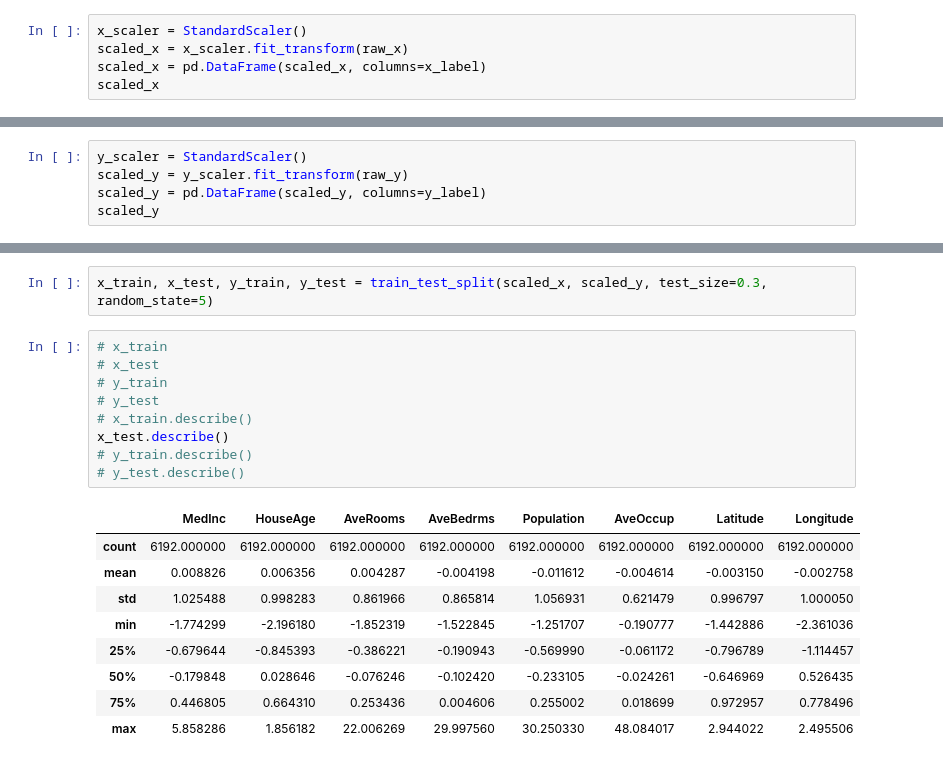
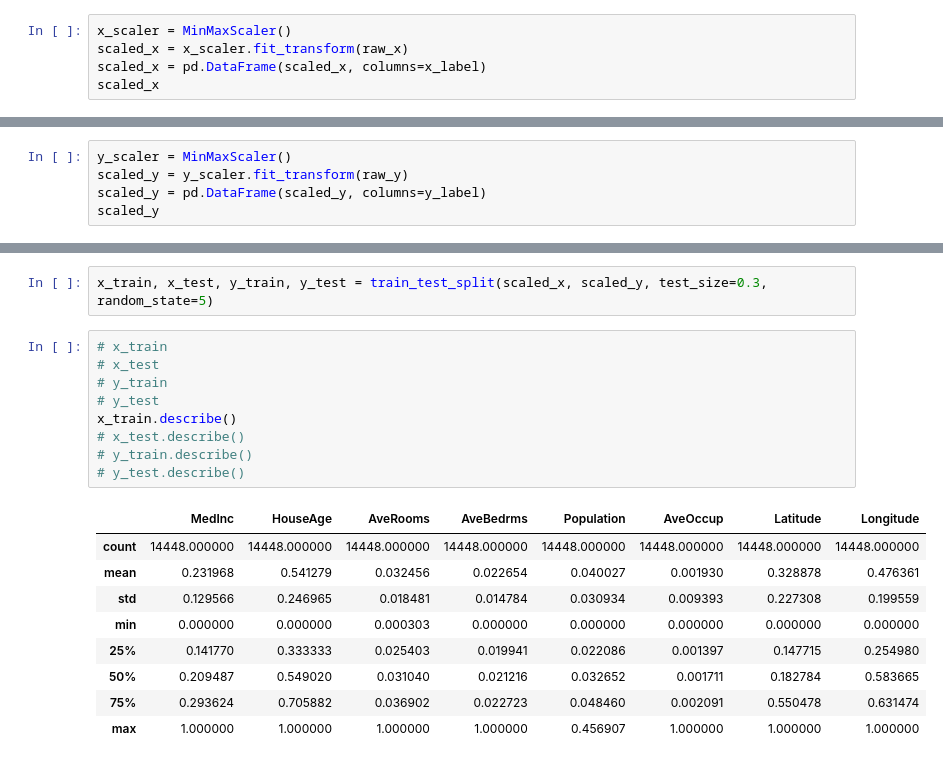
Before and after one commit to 6ixthmonth/lecture_materials, a Jupyter notebook: AI/Deep Learning(w. Keras)/Handouts/california_housing.ipynb, the cells around one changed output, grey strips where cells are left out. Cells and saved outputs as stored; diff of their text form.

```diff
--- a/AI/Deep Learning(w. Keras)/Handouts/california_housing.ipynb
+++ b/AI/Deep Learning(w. Keras)/Handouts/california_housing.ipynb
@@ -90,7 +109,7 @@ raw_y.plot.box()
 <AxesSubplot:>
 [figure]
 # %%
-x_scaler = StandardScaler()
+x_scaler = MinMaxScaler()
 scaled_x = x_scaler.fit_transform(raw_x)
 scaled_x = pd.DataFrame(scaled_x, columns=x_label)
 scaled_x
@@ -123,5 +142,5 @@ scaled_x.describe()
 # %%
-y_scaler = StandardScaler()
+y_scaler = MinMaxScaler()
 scaled_y = y_scaler.fit_transform(raw_y)
 scaled_y = pd.DataFrame(scaled_y, columns=y_label)
 scaled_y
@@ -167,19 +185,19 @@ x_train, x_test, y_train, y_test = train_test_split(scaled_x, scaled_y, test_siz
 # %%
 # x_train
 # x_test
 # y_train
 # y_test
-# x_train.describe()
-x_test.describe()
+x_train.describe()
+# x_test.describe()
 # y_train.describe()
 # y_test.describe()
 # %% [output]
 |  | MedInc | HouseAge | AveRooms | AveBedrms | Population | AveOccup | Latitude | Longitude |
-| count | 6192.000000 | 6192.000000 | 6192.000000 | 6192.000000 | 6192.000000 | 6192.000000 | 6192.000000 | 6192.000000 |
-| mean | 0.008826 | 0.006356 | 0.004287 | -0.004198 | -0.011612 | -0.004614 | -0.003150 | -0.002758 |
-| std | 1.025488 | 0.998283 | 0.861966 | 0.865814 | 1.056931 | 0.621479 | 0.996797 | 1.000050 |
-| min | -1.774299 | -2.196180 | -1.852319 | -1.522845 | -1.251707 | -0.190777 | -1.442886 | -2.361036 |
-| 25% | -0.679644 | -0.845393 | -0.386221 | -0.190943 | -0.569990 | -0.061172 | -0.796789 | -1.114457 |
-| 50% | -0.179848 | 0.028646 | -0.076246 | -0.102420 | -0.233105 | -0.024261 | -0.646969 | 0.526435 |
-| 75% | 0.446805 | 0.664310 | 0.253436 | 0.004606 | 0.255002 | 0.018699 | 0.972957 | 0.778496 |
-| max | 5.858286 | 1.856182 | 22.006269 | 29.997560 | 30.250330 | 48.084017 | 2.944022 | 2.495506 |
+| count | 14448.000000 | 14448.000000 | 14448.000000 | 14448.000000 | 14448.000000 | 14448.000000 | 14448.000000 | 14448.000000 |
+| mean | 0.231968 | 0.541279 | 0.032456 | 0.022654 | 0.040027 | 0.001930 | 0.328878 | 0.476361 |
+| std | 0.129566 | 0.246965 | 0.018481 | 0.014784 | 0.030934 | 0.009393 | 0.227308 | 0.199559 |
+| min | 0.000000 | 0.000000 | 0.000303 | 0.000000 | 0.000000 | 0.000000 | 0.000000 | 0.000000 |
+| 25% | 0.141770 | 0.333333 | 0.025403 | 0.019941 | 0.022086 | 0.001397 | 0.147715 | 0.254980 |
+| 50% | 0.209487 | 0.549020 | 0.031040 | 0.021216 | 0.032652 | 0.001711 | 0.182784 | 0.583665 |
+| 75% | 0.293624 | 0.705882 | 0.036902 | 0.022723 | 0.048460 | 0.002091 | 0.550478 | 0.631474 |
+| max | 1.000000 | 1.000000 | 1.000000 | 1.000000 | 0.456907 | 1.000000 | 1.000000 | 1.000000 |
```
Also changed, not shown: parts of 16 cells of this notebook.
